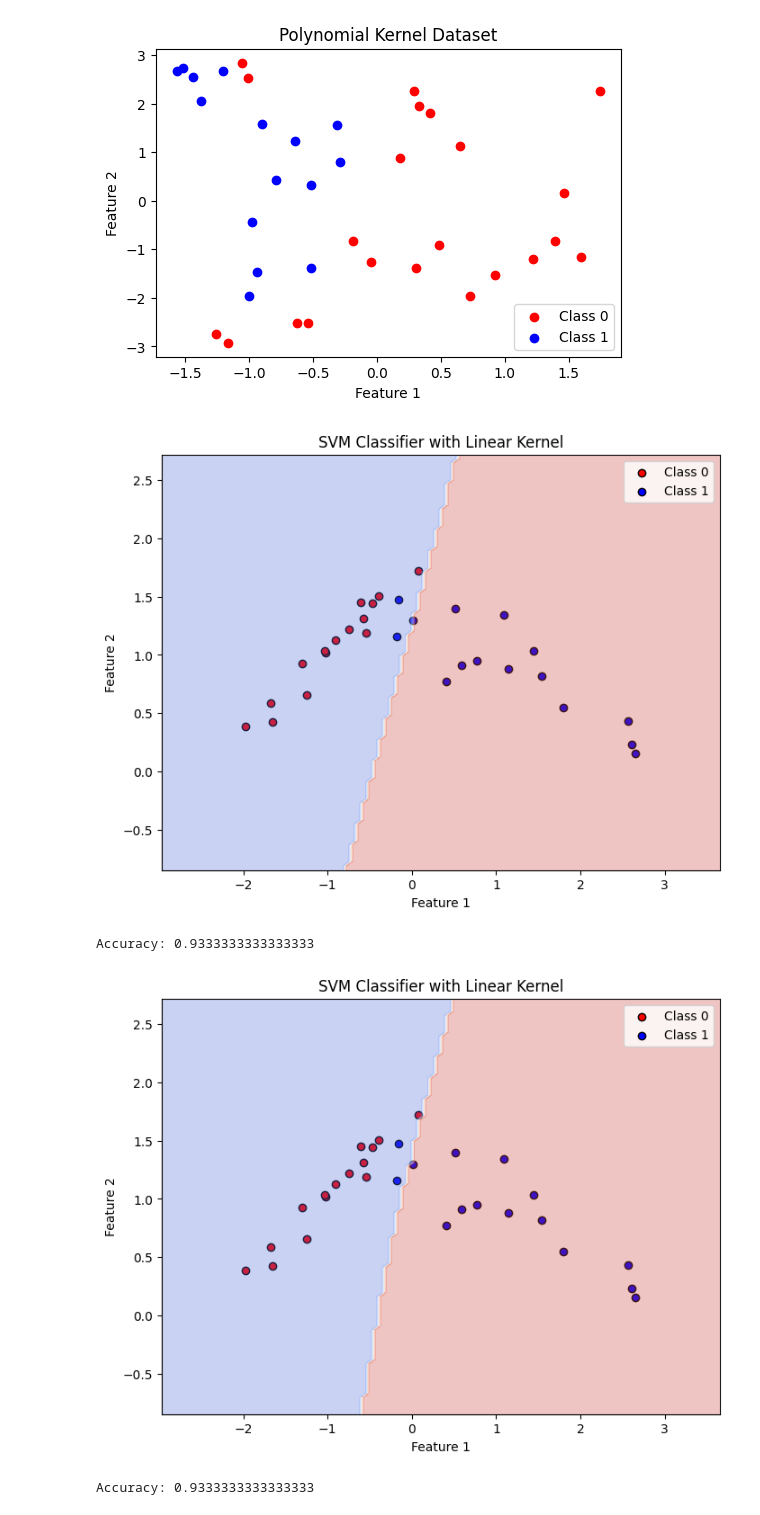
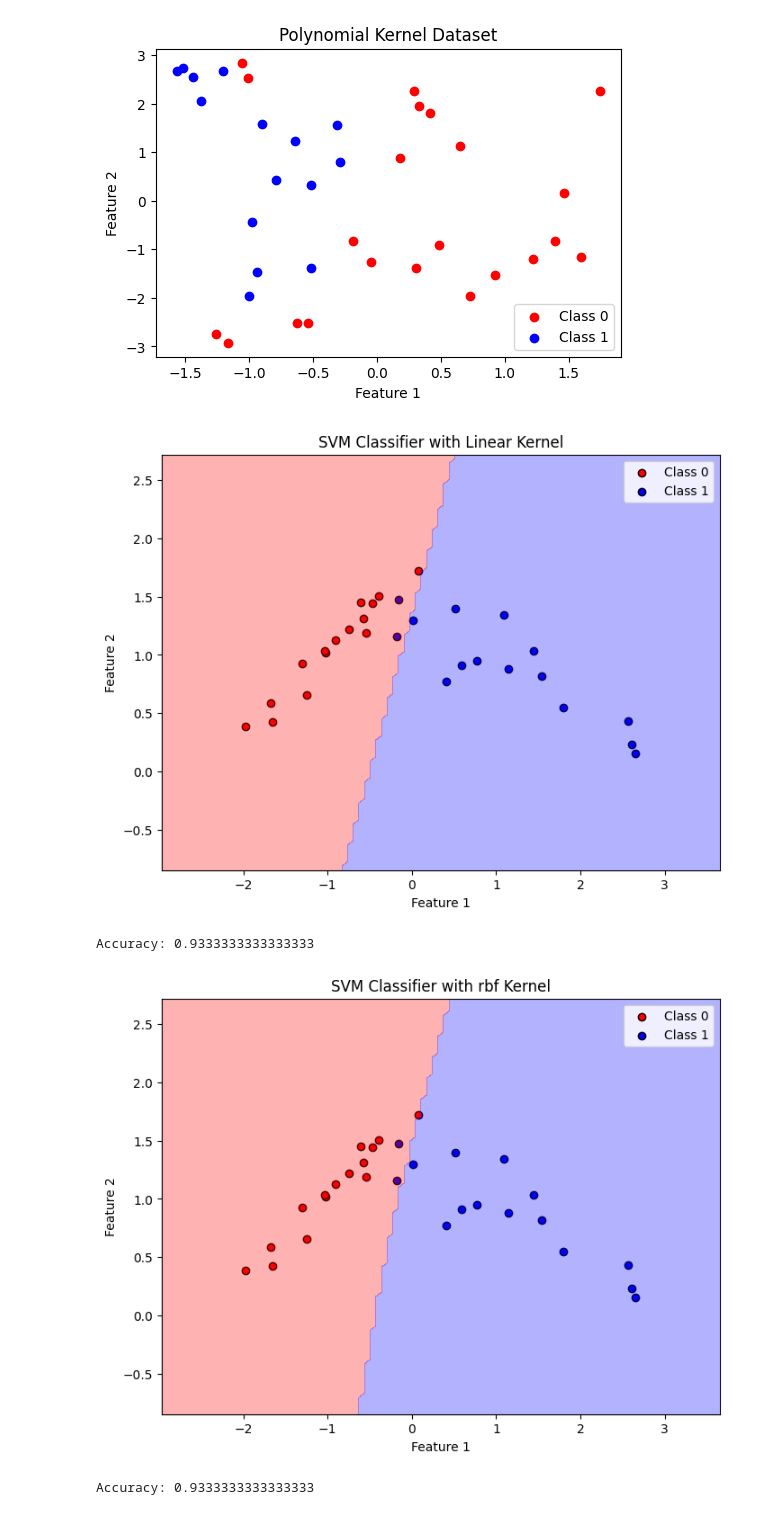
Before and after one commit to BiPaulEr/MachineLearning, a Jupyter notebook: SVM/SVM.ipynb, the cells around one changed output. Cells and saved outputs as stored; diff of their text form; code cells hidden in the pictures.

```diff
--- a/SVM/SVM.ipynb
+++ b/SVM/SVM.ipynb
@@ -115,6 +115,8 @@ plot_data(X_poly, y_poly, "Polynomial Kernel Dataset")
 [figure]
 [figure]
 # %%
+import numpy as np
+
 def plot_data(X, y, clf, title):
     plt.figure(figsize=(8, 6))
 
@@ -133,8 +135,7 @@ def plot_data(X, y, clf, title):
     Z = Z.reshape(xx.shape)
 
     # Plot the decision boundary
-    plt.contourf(xx, yy, Z, alpha=0.3, cmap=plt.cm.coolwarm)
-
+    plt.contourf(xx, yy, Z, alpha=0.3, colors=['red', 'blue'], levels=[-1, 0, 1])
     # Adding labels and title
     plt.xlabel('Feature 1')
     plt.ylabel('Feature 2')
@@ -154,22 +155,22 @@ plot_data(X_linear, y_linear, clf, 'SVM Classifier with Linear Kernel')
 y_pred = clf.predict(X_linear)
 print("Accuracy:",metrics.accuracy_score(y_linear, y_pred))
 # %% [output]
-[figure, old version]
+[figure, new version]
 Accuracy: 0.9333333333333333
 # %%
 linear_data = pd.read_csv("linear_kernel_data.csv")
 X_linear = linear_data[['Feature1', 'Feature2']].values
 y_linear = linear_data['Target'].values
 
 clf = svm.SVC(kernel='rbf', gamma='scale')
 clf.fit(X_linear, y_linear)
 
 # Plotting the data and decision boundary
-plot_data(X_linear, y_linear, clf, 'SVM Classifier with Linear Kernel')
+plot_data(X_linear, y_linear, clf, 'SVM Classifier with rbf Kernel')
 y_pred = clf.predict(X_linear)
 print("Accuracy:",metrics.accuracy_score(y_linear, y_pred))
 # %% [output]
-[figure, old version]
+[figure, new version]
 Accuracy: 0.9333333333333333
 # %%
 linear_data = pd.read_csv("linear_kernel_data.csv")
```
Also changed, not shown: parts of 6 cells of this notebook, 1 other file.
